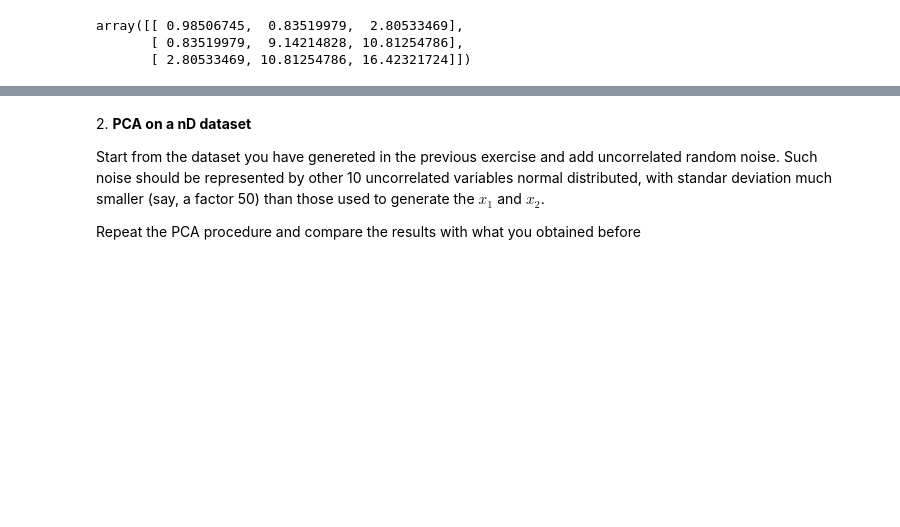
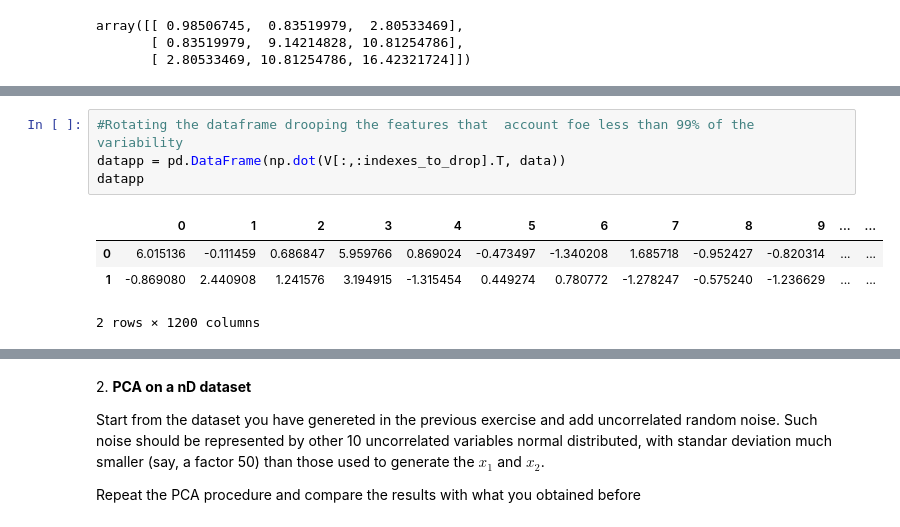
Before and after one commit to tommasoamico/LaboratoryOfComputationalPhysics_Y4, a Jupyter notebook: 07ex_LinearAlgebra.ipynb, the cells around one changed output, grey strips where cells are left out. Drawn from its saved outputs; the diff is of its cells as text; blank space fills up the shorter version.

```diff
--- a/07ex_LinearAlgebra.ipynb
+++ b/07ex_LinearAlgebra.ipynb
@@ -143,4 +161,13 @@ data_filtered =  data[l_svd/cov_matrix.trace()>0.01]
 datap = pd.DataFrame(np.dot(V.T, data))
+# %%
+#Rotating the dataframe drooping the features that  account foe less than 99% of the variability
+datapp = pd.DataFrame(np.dot(V[:,:indexes_to_drop].T, data))
+datapp
+# %% [output]
+|  | 0 | 1 | 2 | 3 | 4 | 5 | 6 | 7 | 8 | 9 | ... | ... |
+| 0 | 6.015136 | -0.111459 | 0.686847 | 5.959766 | 0.869024 | -0.473497 | -1.340208 | 1.685718 | -0.952427 | -0.820314 | ... | ... |
+| 1 | -0.869080 | 2.440908 | 1.241576 | 3.194915 | -1.315454 | 0.449274 | 0.780772 | -1.278247 | -0.575240 | -1.236629 | ... | ... |
+2 rows × 1200 columns
 # %%
 fig, ax = plt.subplots(nrows= 2, ncols=3, figsize=(20, 10))
 ax[0,0].scatter(x=data.loc[0,:], y=data.loc[1,:], s=30, c='green', edgecolors='black', linewidths=0.8, alpha=0.8, label='Data points')
```
Also changed, not shown: parts of 37 cells of this notebook.
